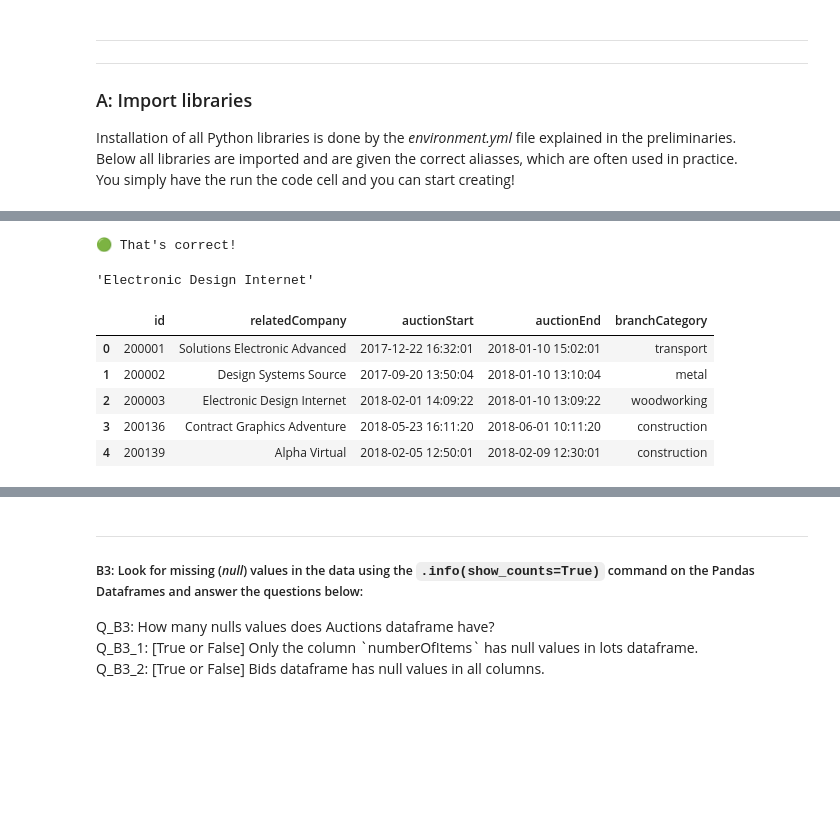
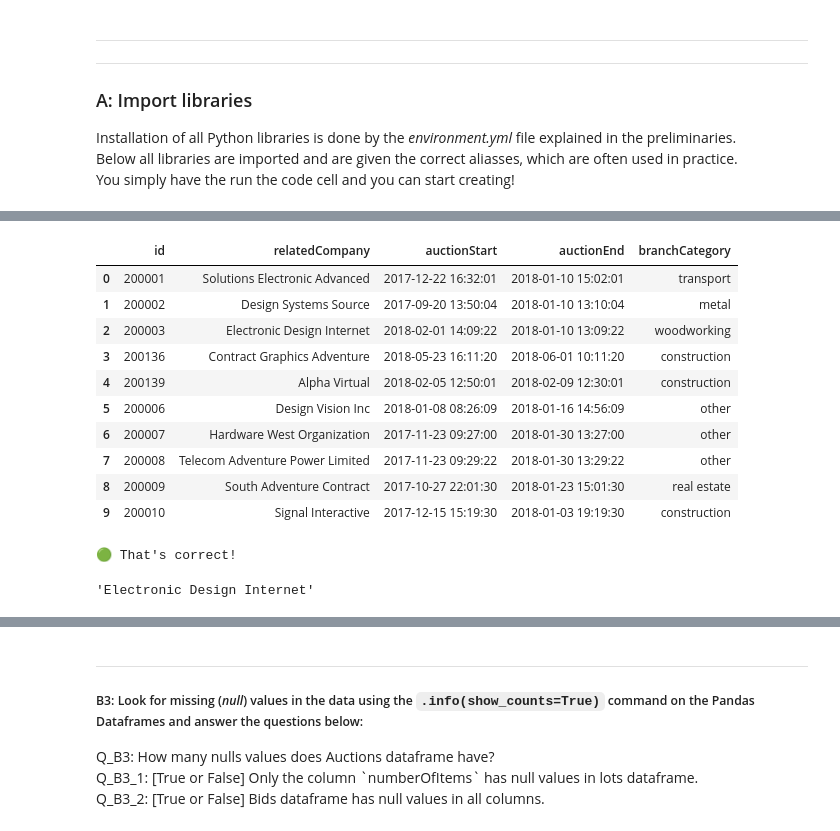
Before and after one commit to DatacationOrg/datacademy-v2, a Jupyter notebook: M10_FINAL/src/Main.ipynb, the cells around one changed output, grey strips where cells are left out. Saved outputs shown, nothing was run; the diff lists cells and outputs as text; code cells hidden in the pictures; blank space fills up the shorter version.

```diff
--- a/M10_FINAL/src/Main.ipynb
+++ b/M10_FINAL/src/Main.ipynb
@@ -153,17 +159,25 @@ Q_B2_2:   What is the <b>`bidPrice`</b> for the <b>`AccountID`</b> <b>`3094282`<
 # %%
-#TODO: Print and investigate the first x rows of the auctions dataframe.
-Q_B2 = 'Electronic Design Internet' # Just type the string that you saw in the output
-module.check("B2", Q_B2)
-
-auctions.head()
+#TODO: Print and investigate the first 10 rows of the auctions dataframe.
+auctions.head(n=10)
 # %% [output]
-🟢 That's correct!
-'Electronic Design Internet'
 |  | id | relatedCompany | auctionStart | auctionEnd | branchCategory |
 | 0 | 200001 | Solutions Electronic Advanced | 2017-12-22 16:32:01 | 2018-01-10 15:02:01 | transport |
 | 1 | 200002 | Design Systems Source | 2017-09-20 13:50:04 | 2018-01-10 13:10:04 | metal |
 | 2 | 200003 | Electronic Design Internet | 2018-02-01 14:09:22 | 2018-01-10 13:09:22 | woodworking |
 | 3 | 200136 | Contract Graphics Adventure | 2018-05-23 16:11:20 | 2018-06-01 10:11:20 | construction |
 | 4 | 200139 | Alpha Virtual | 2018-02-05 12:50:01 | 2018-02-09 12:30:01 | construction |
+| 5 | 200006 | Design Vision Inc | 2018-01-08 08:26:09 | 2018-01-16 14:56:09 | other |
+| 6 | 200007 | Hardware West Organization | 2017-11-23 09:27:00 | 2018-01-30 13:27:00 | other |
+| 7 | 200008 | Telecom Adventure Power Limited | 2017-11-23 09:29:22 | 2018-01-30 13:29:22 | other |
+| 8 | 200009 | South Adventure Contract | 2017-10-27 22:01:30 | 2018-01-23 15:01:30 | real estate |
+| 9 | 200010 | Signal Interactive | 2017-12-15 15:19:30 | 2018-01-03 19:19:30 | construction |
+# %%
+# What is the name of the company with woodworking assigned as branchCategory, based on the top 10 rows from auctions daframe?
+Q_B2 = 'Electronic Design Internet'
+
+module.check("B2", Q_B2)
+# %% [output]
+🟢 That's correct!
+'Electronic Design Internet'
 # %%
 #TODO: Print and investigate the first x rows of the lots dataframe.
```
Also changed, not shown: parts of 14 cells of this notebook, 2 other files.
